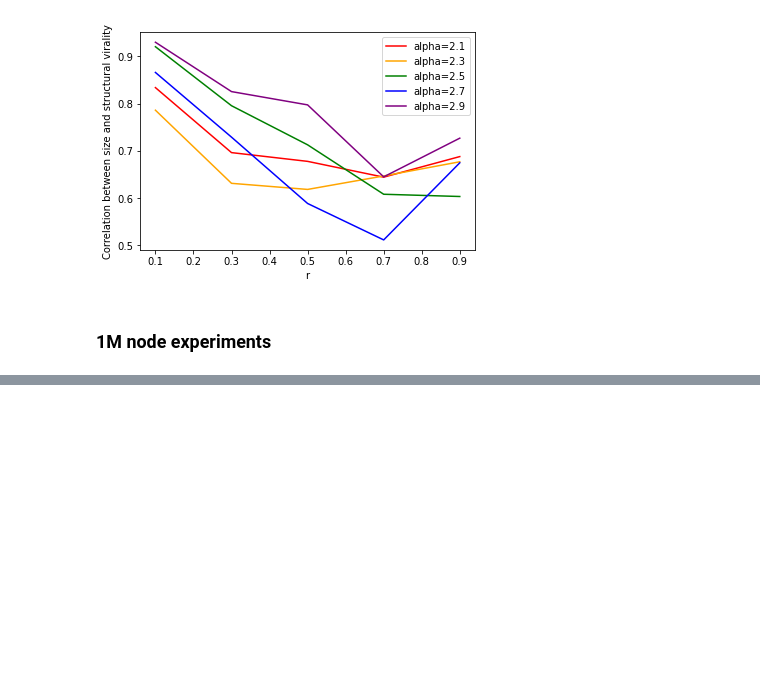
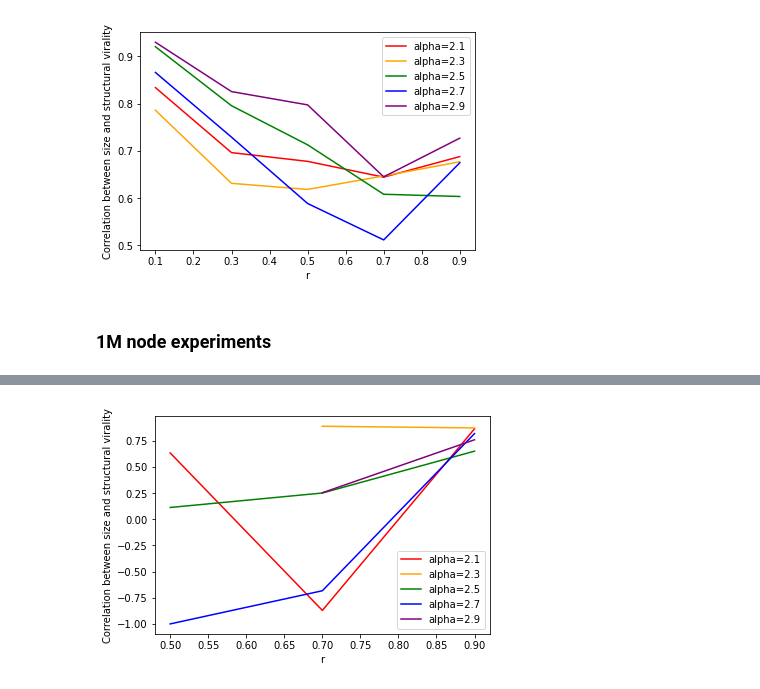
Before and after one commit to sunnymatt/t-recs-experiments, a Jupyter notebook: structural_virality/structural_virality.ipynb, the cells around one changed output, grey strips where cells are left out. Saved outputs shown, nothing was run; the diff lists cells and outputs as text; code cells hidden in the pictures; blank space fills up the shorter version.

```diff
--- a/structural_virality/structural_virality.ipynb
+++ b/structural_virality/structural_virality.ipynb
@@ -182,0 +210,4 @@ plot_size_vir_corr(agg_results, alphas, rs)
+# %%
+plot_size_vir_corr(agg_results, alphas, rs, only_popular=True)
+# %% [output]
+[figure, added]
```
Also changed, not shown: parts of 7 cells of this notebook.
